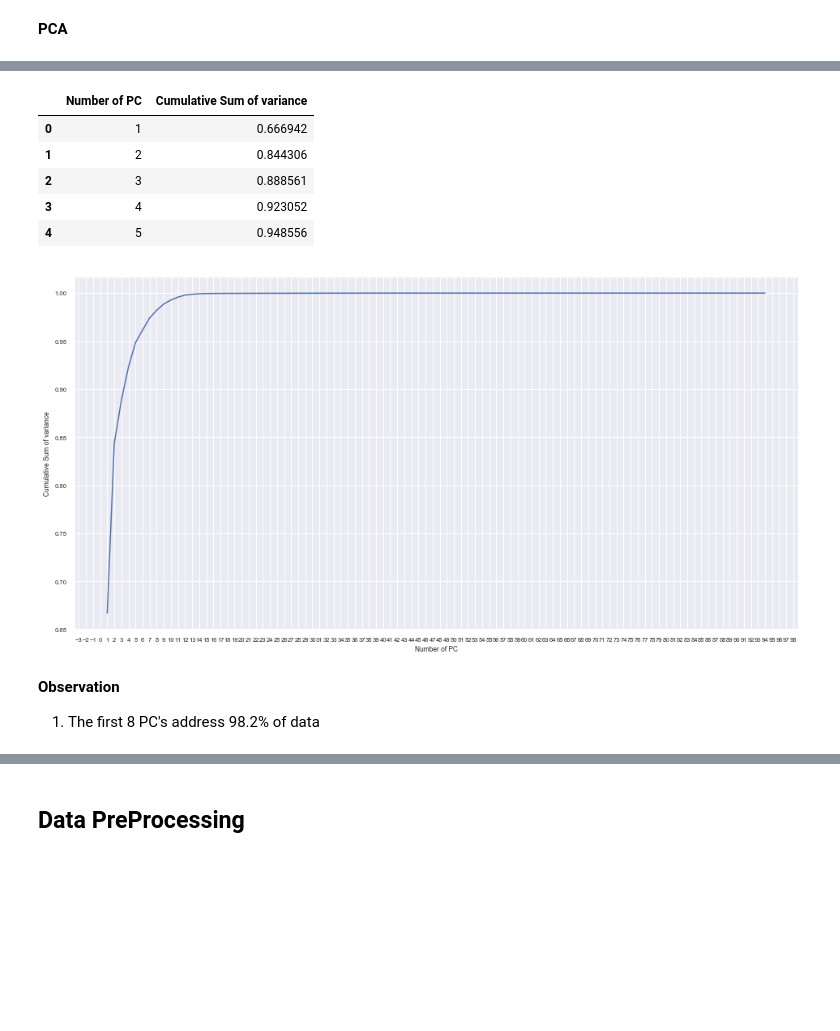
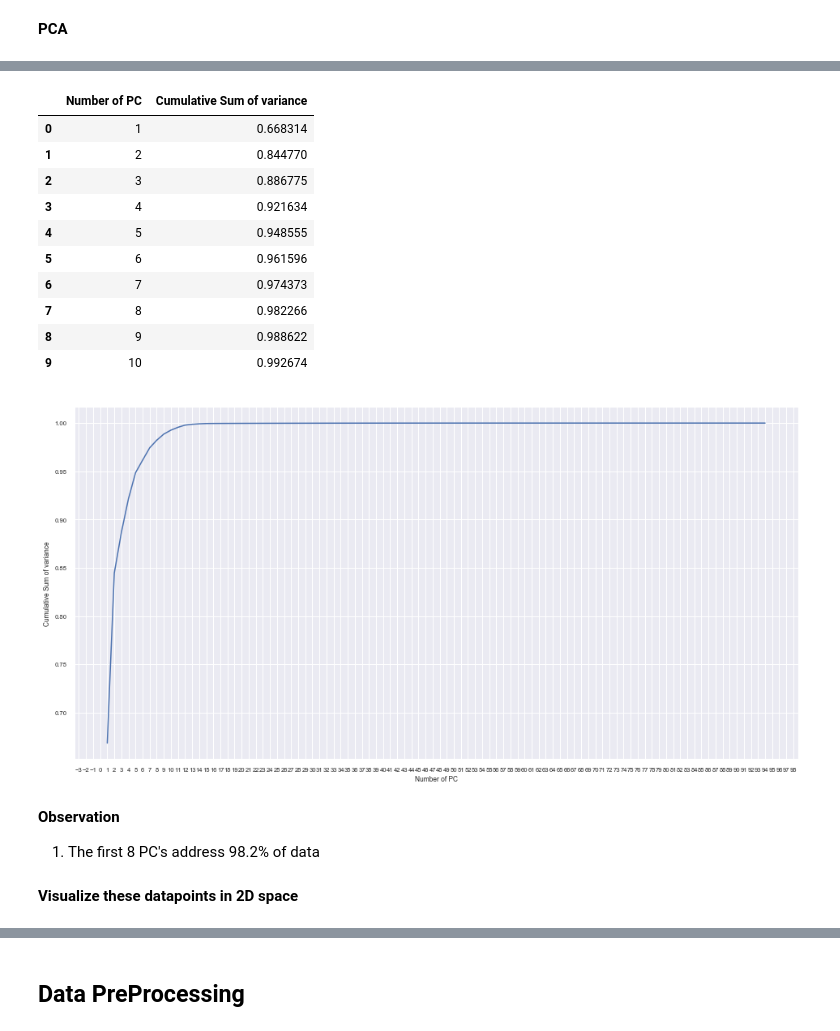
Before and after one commit to SamyaMaiti2012/insofe, a Jupyter notebook: Template/Template_usage_v1.ipynb, the cells around one changed output, grey strips where cells are left out. Saved outputs shown, nothing was run; the diff lists cells and outputs as text; code cells hidden in the pictures; blank space fills up the shorter version.

```diff
--- a/Template/Template_usage_v1.ipynb
+++ b/Template/Template_usage_v1.ipynb
@@ -583,7 +591,7 @@ heartDiseaseData_dropped_attr_outlier_removed = heartDiseaseData_dropped_attr_No
     heartDiseaseData_dropped_attr_Moderate_sig).append(
     heartDiseaseData_dropped_attr_MildClass1_sig).append(
     heartDiseaseData_dropped_attr_MildClass2_sig).append(
-    heartDiseaseData_dropped_attr_Severe_sig)
+    heartDiseaseData_dropped_attr_Severe_sig).reset_index(drop=True)
 
 heartDiseaseData_dropped_attr_outlier_removed.shape
 heartDiseaseData_dropped_attr_outlier_removed.head()
@@ -795,19 +809,26 @@ heartDiseaseData_dropped_attr_no_vif_no_outlier_pca_2.head()
 5 rows × 95 columns
 # %%
-heartDiseaseData_dropped_attr_no_vif_no_outlier_pca_2_df = dma.do_pca_transformation(
-    heartDiseaseData_dropped_attr_no_vif_no_outlier_pca_2)
-heartDiseaseData_dropped_attr_no_vif_no_outlier_pca_2_df.head()
+heartDiseaseData_dropped_attr_no_vif_no_outlier_pca_2_df = dma.get_pca_transformation_stats(
+    heartDiseaseData_dropped_attr_no_vif_no_outlier_pca_2.drop("Severity", axis=1))
+heartDiseaseData_dropped_attr_no_vif_no_outlier_pca_2_df.head(10)
 
 dp.draw_pca_plot(heartDiseaseData_dropped_attr_no_vif_no_outlier_pca_2_df)
 # %% [output]
 |  | Number of PC | Cumulative Sum of variance |
-| 0 | 1 | 0.666942 |
-| 1 | 2 | 0.844306 |
-| 2 | 3 | 0.888561 |
-| 3 | 4 | 0.923052 |
-| 4 | 5 | 0.948556 |
+| 0 | 1 | 0.668314 |
+| 1 | 2 | 0.844770 |
+| 2 | 3 | 0.886775 |
+| 3 | 4 | 0.921634 |
+| 4 | 5 | 0.948555 |
+| 5 | 6 | 0.961596 |
+| 6 | 7 | 0.974373 |
+| 7 | 8 | 0.982266 |
+| 8 | 9 | 0.988622 |
+| 9 | 10 | 0.992674 |
 [figure]
 # %% [markdown]
 __Observation__
 
 1. The first 8 PC's address 98.2% of data
+# %% [markdown]
+__Visualize these datapoints in 2D space__
```
Also changed, not shown: parts of 70 cells of this notebook, 9 other files.
